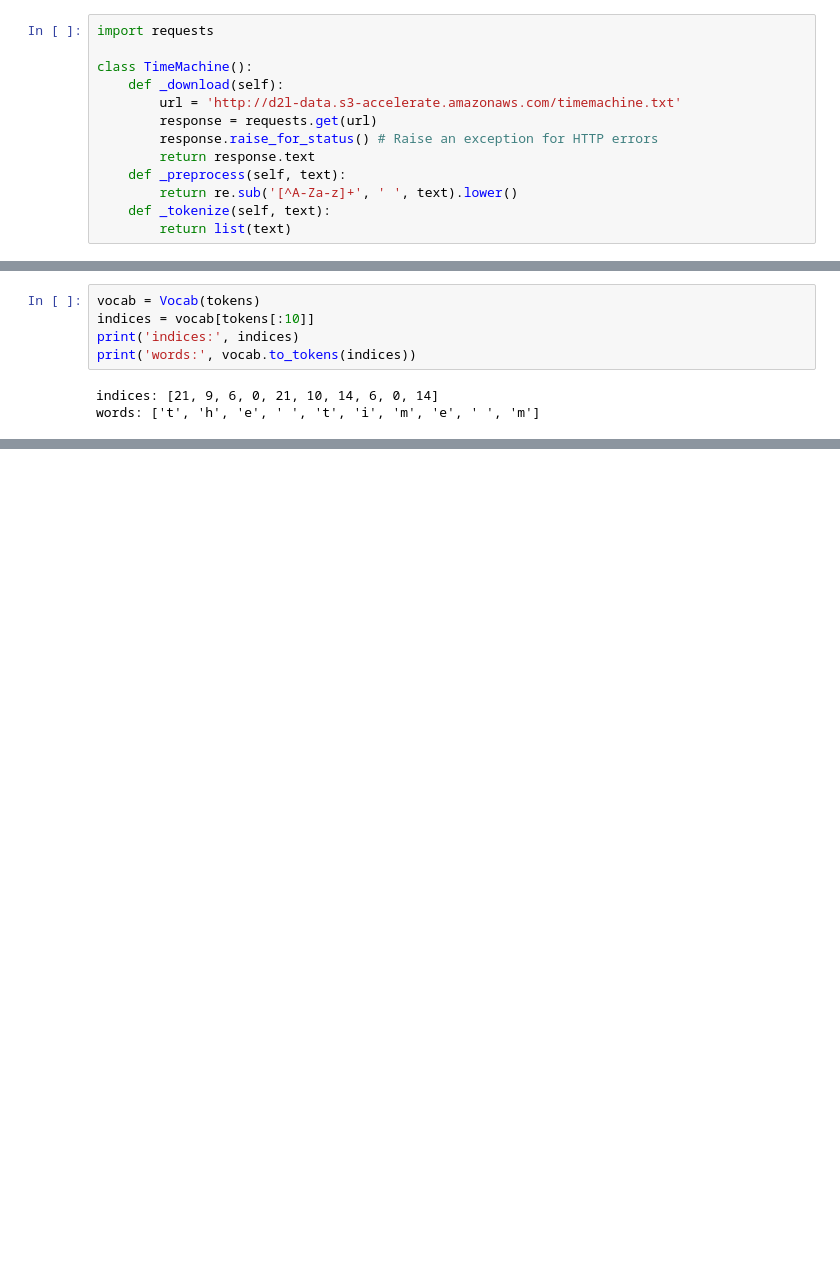
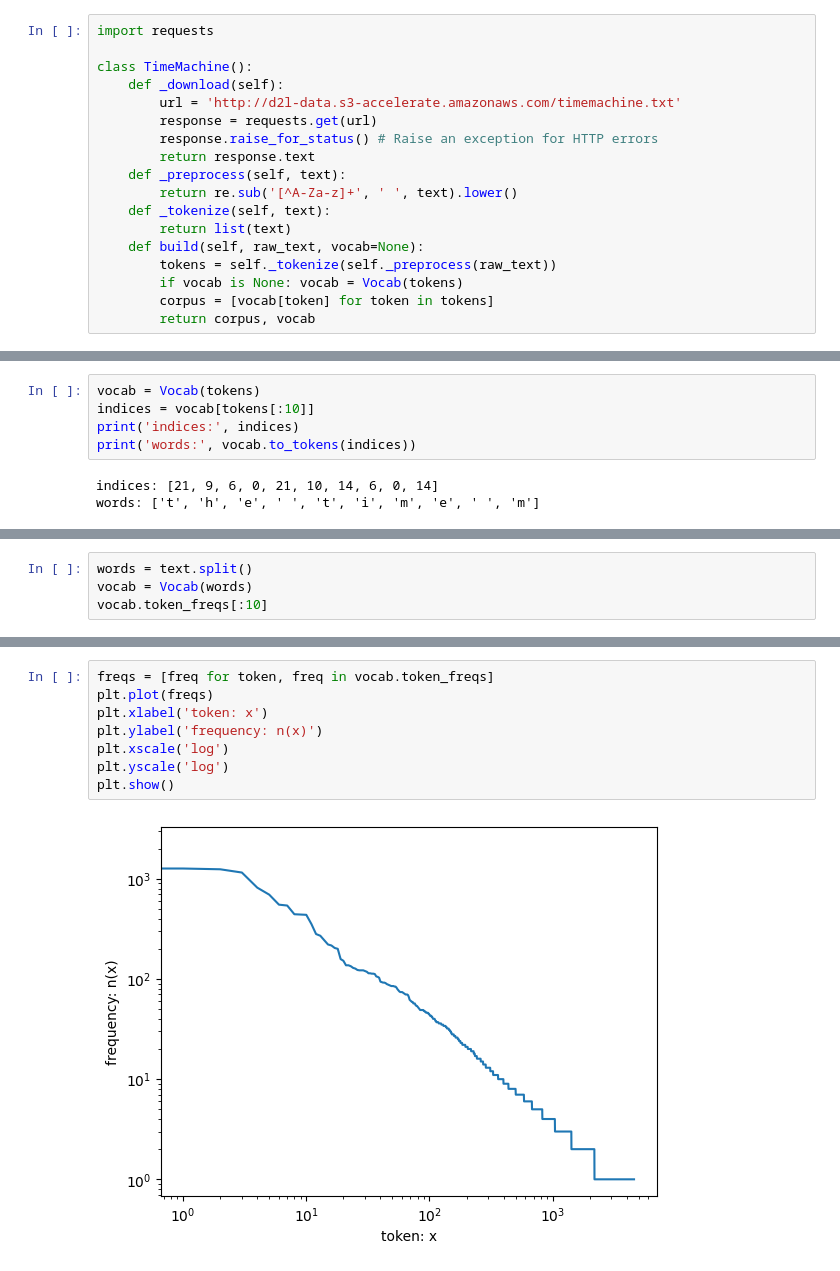
Before and after one commit to Redcoder815/Deep_Learning_PyTorch, a Jupyter notebook: 24RNN.ipynb, the cells around one changed output, grey strips where cells are left out. Saved outputs shown, nothing was run; the diff lists cells and outputs as text; blank space fills up the shorter version.

```diff
--- a/24RNN.ipynb
+++ b/24RNN.ipynb
@@ -206,6 +252,11 @@ class TimeMachine():
         return re.sub('[^A-Za-z]+', ' ', text).lower()
     def _tokenize(self, text):
         return list(text)
+    def build(self, raw_text, vocab=None):
+        tokens = self._tokenize(self._preprocess(raw_text))
+        if vocab is None: vocab = Vocab(tokens)
+        corpus = [vocab[token] for token in tokens]
+        return corpus, vocab
 # %%
 data = TimeMachine()
 raw_text = data._download()
@@ -615,0 +701,4 @@ words: ['t', 'h', 'e', ' ', 't', 'i', 'm', 'e', ' ', 'm']
+# %%
+words = text.split()
+vocab = Vocab(words)
+vocab.token_freqs[:10]
@@ -615,0 +716,10 @@ words: ['t', 'h', 'e', ' ', 't', 'i', 'm', 'e', ' ', 'm']
+# %%
+freqs = [freq for token, freq in vocab.token_freqs]
+plt.plot(freqs)
+plt.xlabel('token: x')
+plt.ylabel('frequency: n(x)')
+plt.xscale('log')
+plt.yscale('log')
+plt.show()
+# %% [output]
+[figure, added]
```
Also changed, not shown: parts of 10 cells of this notebook.
